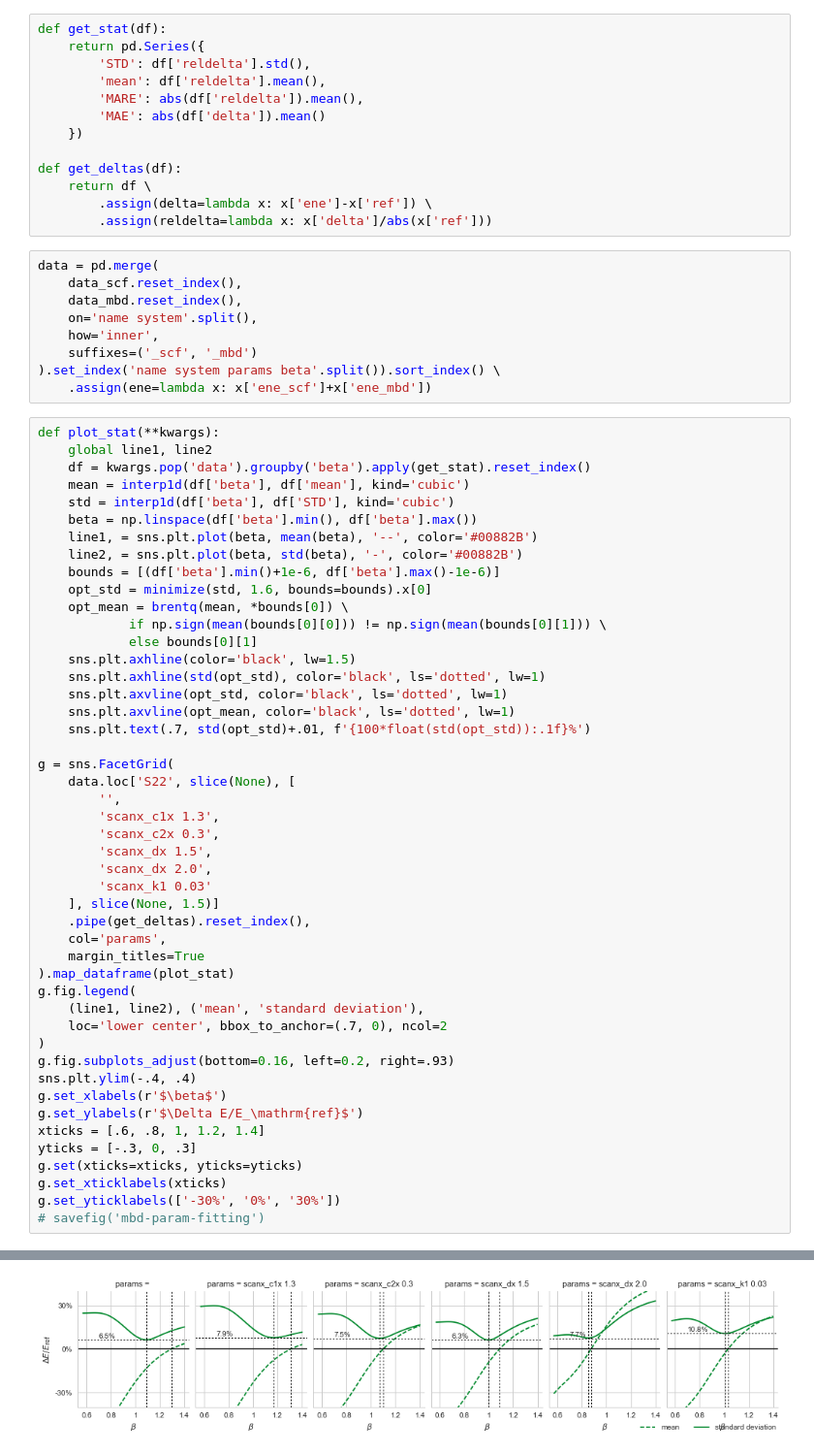
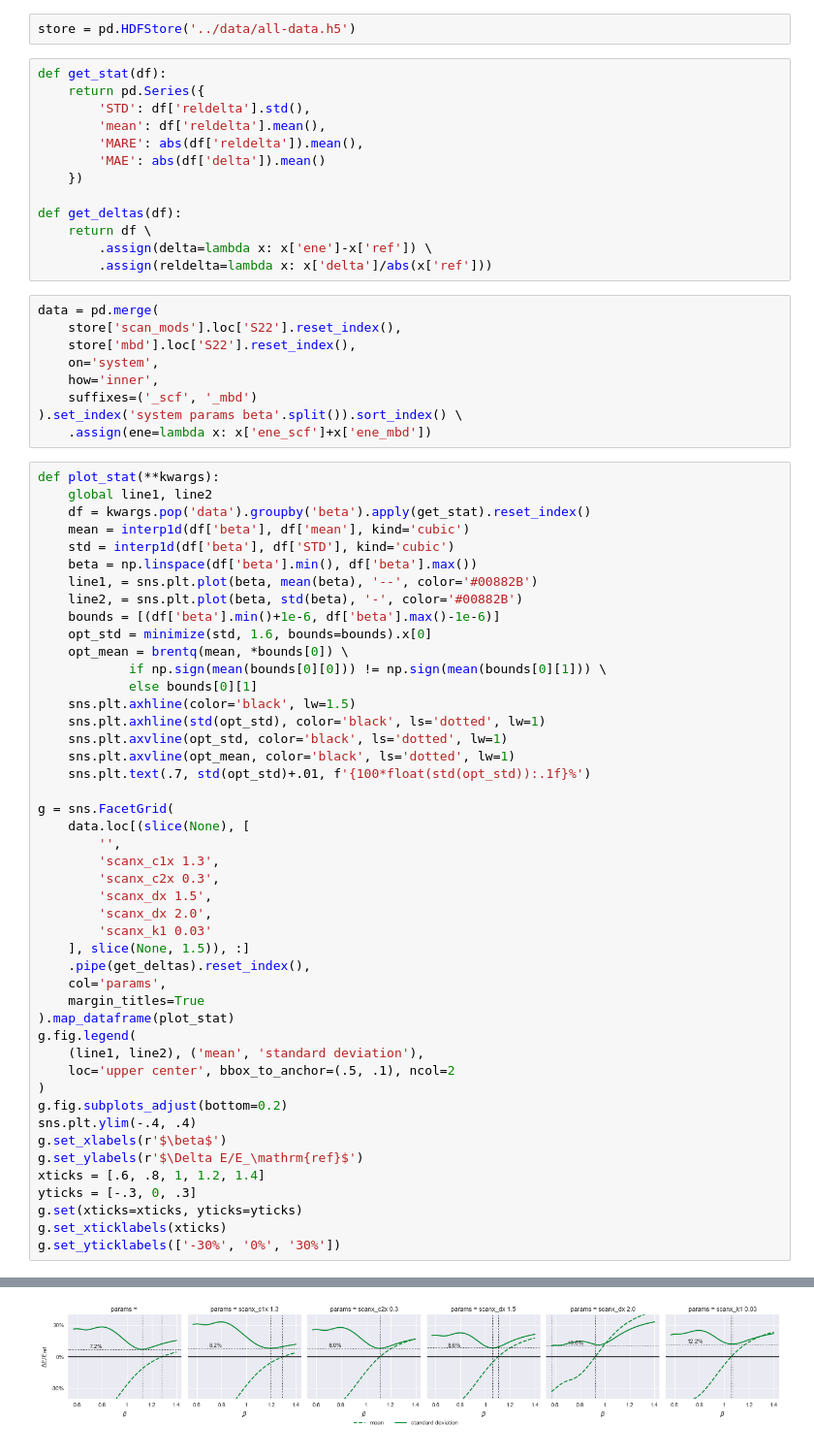
Before and after one commit to azag0/dft-vdw-range, a Jupyter notebook: src/2017-04-26-scan-modifications.ipynb, the cells around one changed output, grey strips where cells are left out. Shown at 97% size. Saved outputs shown, nothing was run; the diff lists cells and outputs as text.

```diff
--- a/src/2017-04-26-scan-modifications.ipynb
+++ b/src/2017-04-26-scan-modifications.ipynb
@@ -99,3 +14,5 @@ Wall time: 4.38 s
+# %%
+store = pd.HDFStore('../data/all-data.h5')
 # %%
 def get_stat(df):
     return pd.Series({
@@ -111,12 +28,12 @@ def get_deltas(df):
         .assign(reldelta=lambda x: x['delta']/abs(x['ref']))
 # %%
 data = pd.merge(
-    data_scf.reset_index(),
-    data_mbd.reset_index(),
-    on='name system'.split(),
+    store['scan_mods'].loc['S22'].reset_index(),
+    store['mbd'].loc['S22'].reset_index(),
+    on='system',
     how='inner',
     suffixes=('_scf', '_mbd')
-).set_index('name system params beta'.split()).sort_index() \
+).set_index('system params beta'.split()).sort_index() \
     .assign(ene=lambda x: x['ene_scf']+x['ene_mbd'])
 # %%
 def plot_stat(**kwargs):
@@ -135,36 +52,35 @@ def plot_stat(**kwargs):
     sns.plt.axhline(color='black', lw=1.5)
     sns.plt.axhline(std(opt_std), color='black', ls='dotted', lw=1)
     sns.plt.axvline(opt_std, color='black', ls='dotted', lw=1)
     sns.plt.axvline(opt_mean, color='black', ls='dotted', lw=1)
     sns.plt.text(.7, std(opt_std)+.01, f'{100*float(std(opt_std)):.1f}%')
 
 g = sns.FacetGrid(
-    data.loc['S22', slice(None), [
+    data.loc[(slice(None), [
         '',
         'scanx_c1x 1.3',
         'scanx_c2x 0.3',
         'scanx_dx 1.5',
         'scanx_dx 2.0',
         'scanx_k1 0.03'
-    ], slice(None, 1.5)]
+    ], slice(None, 1.5)), :]
     .pipe(get_deltas).reset_index(),
     col='params',
     margin_titles=True
 ).map_dataframe(plot_stat)
 g.fig.legend(
     (line1, line2), ('mean', 'standard deviation'),
-    loc='lower center', bbox_to_anchor=(.7, 0), ncol=2
+    loc='upper center', bbox_to_anchor=(.5, .1), ncol=2
 )
-g.fig.subplots_adjust(bottom=0.16, left=0.2, right=.93)
+g.fig.subplots_adjust(bottom=0.2)
 sns.plt.ylim(-.4, .4)
 g.set_xlabels(r'$\beta$')
 g.set_ylabels(r'$\Delta E/E_\mathrm{ref}$')
 xticks = [.6, .8, 1, 1.2, 1.4]
 yticks = [-.3, 0, .3]
 g.set(xticks=xticks, yticks=yticks)
 g.set_xticklabels(xticks)
 g.set_yticklabels(['-30%', '0%', '30%'])
-# savefig('mbd-param-fitting')
 # %% [output]
 <seaborn.axisgrid.FacetGrid at 0x...>
-[figure, old version]
+[figure, new version]
```
Also changed, not shown: parts of 4 cells of this notebook, 2 other files.
